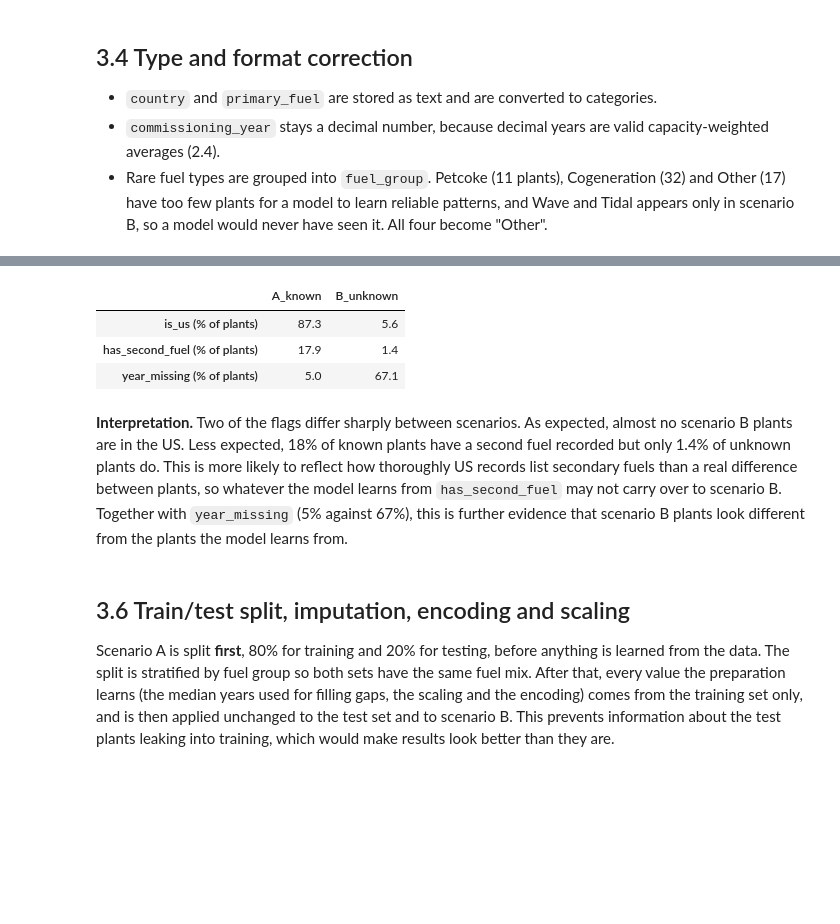
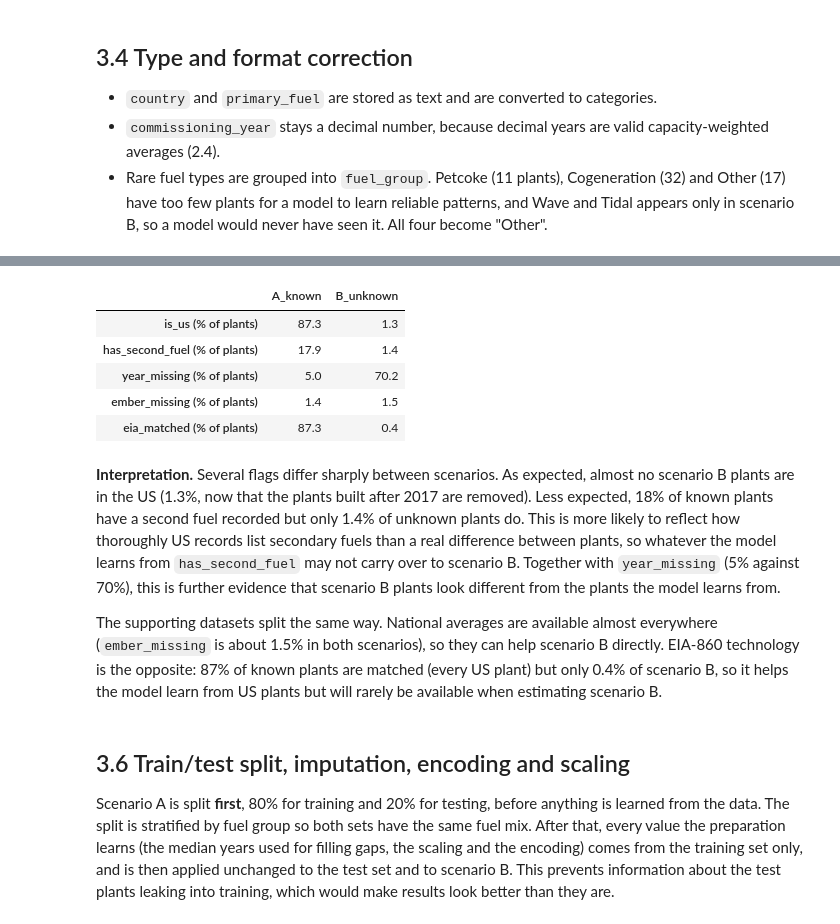
Before and after one commit to Geese4000/ca2-power-plant-analytics, a Jupyter notebook: notebooks/power_plant_capacity_factor.ipynb, the cells around one changed output, grey strips where cells are left out. Drawn from its saved outputs; the diff is of its cells as text; code cells hidden in the pictures; blank space fills up the shorter version.

Commit message:
Phase 3: join Ember and EIA-860, remove post-2017 plants from B (log rows 14-16)

```diff
--- a/notebooks/power_plant_capacity_factor.ipynb
+++ b/notebooks/power_plant_capacity_factor.ipynb
@@ -991,6 +994,11 @@ for rule, mask in rules.items():
 print(f"Plants removed in total: {removed.sum()} (no plant breaks more than one rule)")
 print(f"Slight negatives set to 0: {slight_neg.sum()}")
 print(f"Scenario A: {n_start:,} -> {len(clean_A):,} plants")
+
+# Scenario B: plants that started operating after 2017 did not exist in 2017, so there is no 2017 output to estimate
+after_2017 = scen_B["commissioning_year"] >= 2018
+scen_B = scen_B[~after_2017].copy()
+print(f"Scenario B: {after_2017.sum():,} plants commissioned after 2017 removed, {len(scen_B):,} left")
 # %% [output]
 Capacity factor above 1 (impossible): 38
 Large negative capacity factor (below -0.05): 11
@@ -1055,35 +1069,54 @@ Each input is built from the plant characteristics kept in 2.2, for a reason giv
 
 **Denominator check.** Every plant has a capacity of at least 1 MW (2.3), so the capacity factor formula never divides by zero and the logarithm is always defined.
 # %%
+# National 2017 capacity factor and generation share for each country and fuel (2.3); values above 1 are unusable (2.4)
+national = pd.DataFrame({
+    "ember_cf": ember_lookup["ember_cf"].where(ember_lookup["ember_cf"].between(0, 1)),
+    "fuel_share": ember_lookup["Share of generation (%)"] / 100,
+})
+
 def add_features(frame):
     out = frame.copy()
     out["log_capacity"] = np.log10(out["capacity_mw"])
     out["abs_latitude"] = out["latitude"].abs()
     out["is_us"] = (out["country"] == "USA").astype(int)
     out["has_second_fuel"] = out["other_fuel1"].notna().astype(int)
     out["year_missing"] = out["commissioning_year"].isna().astype(int)
     # WRI's estimate as a capacity factor, kept only for comparison in Phase 5
     out["wri_cf"] = out["estimated_generation_gwh_2017"] / (out["capacity_mw"] * 8.76)
+    # Ember: the plant's country and fuel; missing values are filled in 3.6
+    key = pd.MultiIndex.from_arrays([out["country"].astype(str), out["fuel_group"].astype(str).map(FUEL_TO_EMBER)])
+    out[["ember_cf", "fuel_share"]] = national.reindex(key).to_numpy()
+    out["ember_missing"] = out["ember_cf"].isna().astype(int)
+    # EIA-860: US plants only, joined on the EIA plant code inside gppd_idnr; unmatched plants get 0 and eia_matched = 0
+    code = pd.to_numeric(out["gppd_idnr"].str[3:], errors="coerce").where(out["country"] == "USA")
+    eia = eia_plant.reindex(code.to_numpy())
+    out["eia_matched"] = eia["cc_share"].notna().to_numpy().astype(int)
+    out[EIA_SHARES] = eia.fillna(0).to_numpy()
     return out
 
 feat_A = add_features(typed_A)
 feat_B = add_features(typed_B)
 
 # Check the formulas against the raw values and confirm capacity is never zero
 assert (feat_A["capacity_mw"] >= 1).all() and (feat_B["capacity_mw"] >= 1).all()
 assert np.allclose(10 ** feat_A["log_capacity"], feat_A["capacity_mw"])
 
 pd.DataFrame({
-    "A_known": feat_A[["is_us", "has_second_fuel", "year_missing"]].mean() * 100,
-    "B_unknown": feat_B[["is_us", "has_second_fuel", "year_missing"]].mean() * 100,
+    "A_known": feat_A[["is_us", "has_second_fuel", "year_missing", "ember_missing", "eia_matched"]].mean() * 100,
+    "B_unknown": feat_B[["is_us", "has_second_fuel", "year_missing", "ember_missing", "eia_matched"]].mean() * 100,
 }).round(1).rename(index=lambda c: f"{c} (% of plants)")
 # %% [output]
 |  | A_known | B_unknown |
-| is_us (% of plants) | 87.3 | 5.6 |
+| is_us (% of plants) | 87.3 | 1.3 |
 | has_second_fuel (% of plants) | 17.9 | 1.4 |
-| year_missing (% of plants) | 5.0 | 67.1 |
+| year_missing (% of plants) | 5.0 | 70.2 |
+| ember_missing (% of plants) | 1.4 | 1.5 |
+| eia_matched (% of plants) | 87.3 | 0.4 |
 # %% [markdown]
-**Interpretation.** Two of the flags differ sharply between scenarios. As expected, almost no scenario B plants are in the US. Less expected, 18% of known plants have a second fuel recorded but only 1.4% of unknown plants do. This is more likely to reflect how thoroughly US records list secondary fuels than a real difference between plants, so whatever the model learns from `has_second_fuel` may not carry over to scenario B. Together with `year_missing` (5% against 67%), this is further evidence that scenario B plants look different from the plants the model learns from.
+**Interpretation.** Several flags differ sharply between scenarios. As expected, almost no scenario B plants are in the US (1.3%, now that the plants built after 2017 are removed). Less expected, 18% of known plants have a second fuel recorded but only 1.4% of unknown plants do. This is more likely to reflect how thoroughly US records list secondary fuels than a real difference between plants, so whatever the model learns from `has_second_fuel` may not carry over to scenario B. Together with `year_missing` (5% against 70%), this is further evidence that scenario B plants look different from the plants the model learns from.
+
+The supporting datasets split the same way. National averages are available almost everywhere (`ember_missing` is about 1.5% in both scenarios), so they can help scenario B directly. EIA-860 technology is the opposite: 87% of known plants are matched (every US plant) but only 0.4% of scenario B, so it helps the model learn from US plants but will rarely be available when estimating scenario B.
 # %% [markdown]
 ## 3.6 Train/test split, imputation, encoding and scaling
 Scenario A is split **first**, 80% for training and 20% for testing, before anything is learned from the data. The split is stratified by fuel group so both sets have the same fuel mix. After that, every value the preparation learns (the median years used for filling gaps, the scaling and the encoding) comes from the training set only, and is then applied unchanged to the test set and to scenario B. This prevents information about the test plants leaking into training, which would make results look better than they are.
```
Also changed, not shown: parts of 10 cells of this notebook.
